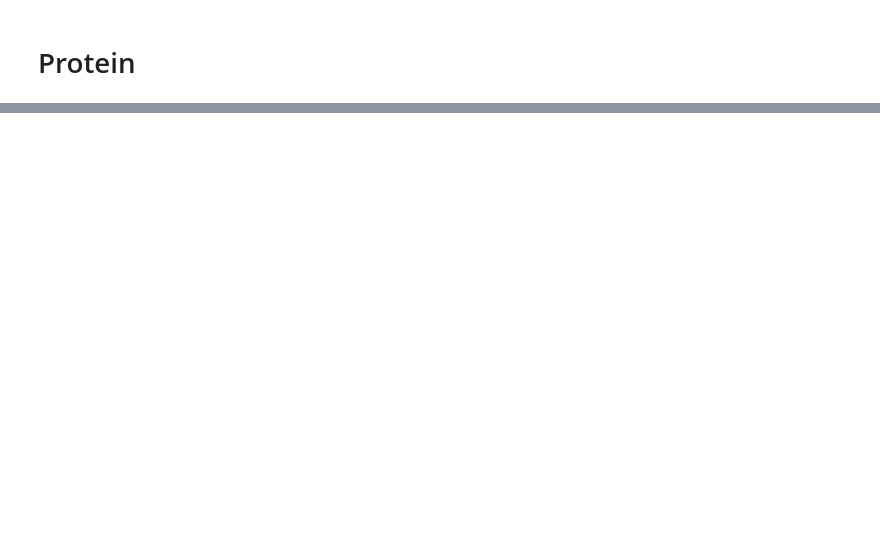
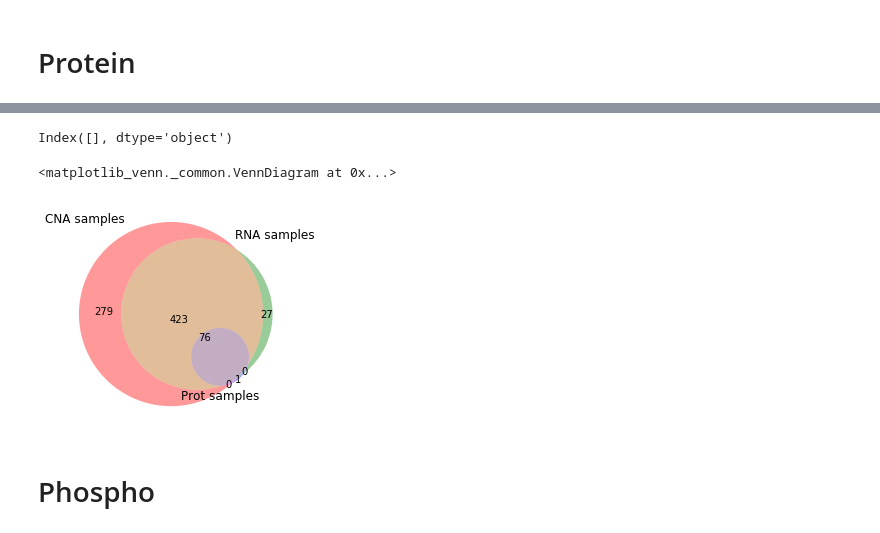
Before and after one commit to ruggleslab/blackSheep, a Jupyter notebook: vignettes/brca/reformatting_data.ipynb, the cells around one changed output, grey strips where cells are left out. Drawn from its saved outputs; the diff is of its cells as text; code cells hidden in the pictures; blank space fills up the shorter version.

```diff
--- a/vignettes/brca/reformatting_data.ipynb
+++ b/vignettes/brca/reformatting_data.ipynb
@@ -93,0 +90,2 @@ prot
+# %%
+prot = prot[prot.columns[11:-3]]
@@ -93,0 +104,15 @@ prot
+# %%
+prot = prot.drop(['AO-A12B.01TCGA', 'AO-A12D.05TCGA', 'C8-A131.01TCGA'], axis=1)
+# %%
+prot.columns[('TCGA-' + prot.columns.str.split('.').str[0]).duplicated(keep=False)]
+# %% [output]
+Index([], dtype='object')
+# %%
+prot.columns = ('TCGA-' + prot.columns.str.split('.').str[0])
+# %%
+prot_samples = prot.columns
+# %%
+venn3([set(cna_samples), set(rna_samples), set(prot_samples)], set_labels=['CNA samples', 'RNA samples', 'Prot samples'])
+# %% [output]
+<matplotlib_venn._common.VennDiagram at 0x...>
+[figure, added]
@@ -93,0 +125,2 @@ prot
+# %% [markdown]
+# Phospho
```
Also changed, not shown: parts of 67 cells of this notebook, 23 other files.
